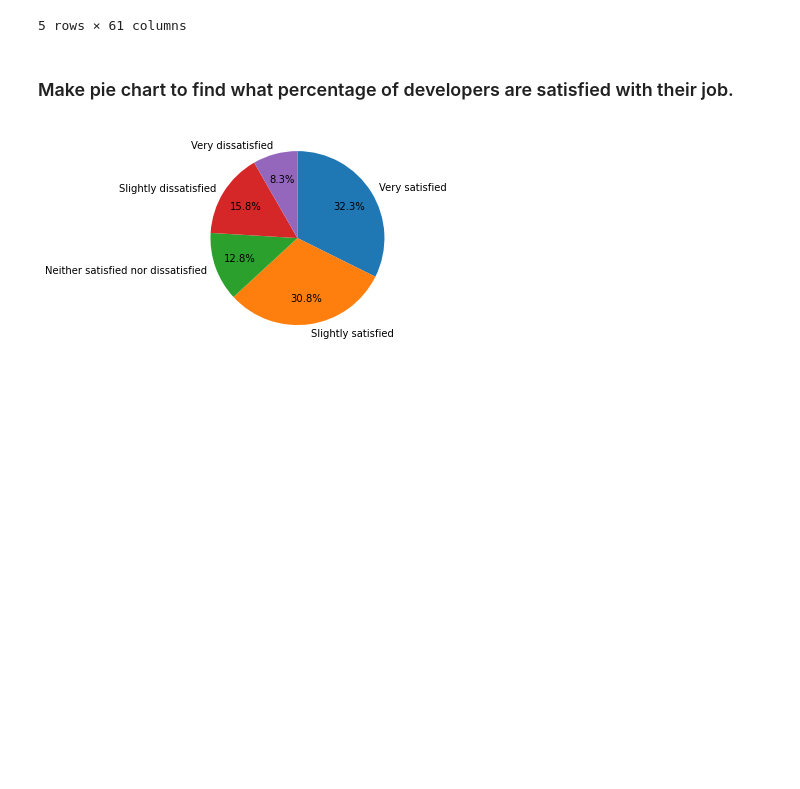
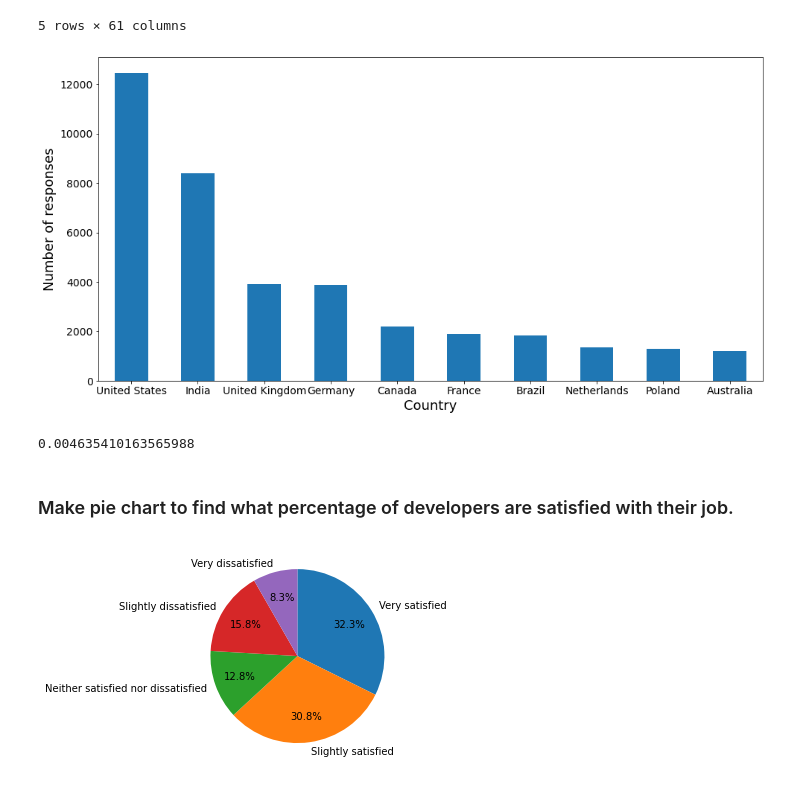
Before and after one commit to seijikamiya/Udacity-Data-Scientist, a Jupyter notebook: First_Project.ipynb, the cells around one changed output. Saved outputs shown, nothing was run; the diff lists cells and outputs as text; code cells hidden in the pictures; blank space fills up the shorter version.

Commit message:
Add number of responses analysis to First_Project

```diff
--- a/First_Project.ipynb
+++ b/First_Project.ipynb
@@ -32,6 +32,23 @@ df.head()
 | 3 | 4 | I am a developer by profession | Yes | 25.0 | 18 | NaN | NaN | NaN | Albania | ... |
 | 4 | 5 | I used to be a developer by profe... | Yes | 31.0 | 16 | NaN | NaN | NaN | United States | ... |
 5 rows × 61 columns
+# %%
+#Number of responses by country
+df_country = df["Country"].value_counts()[:10]
+fig, ax = plt.subplots(nrows=1, ncols=1, figsize=(16, 8));
+df_country.plot.bar(ax=ax);
+ax.set_ylabel("Number of responses", fontdict={'size':18});
+ax.set_xticklabels(ax.get_xticklabels(), rotation=0);
+ax.set_xlabel("Country", fontdict={'size': 18});
+ax.tick_params(axis='both', labelsize=14);
+# %% [output]
+[figure, added]
+# %%
+#Percentage of responses from Japan
+df_country_persentage = df["Country"].value_counts(normalize=True)
+df_country_persentage['Japan']
+# %% [output]
+0.004635410163565988
 # %% [markdown]
 ### Make pie chart to find what percentage of developers are satisfied with their job.
 # %%
```
